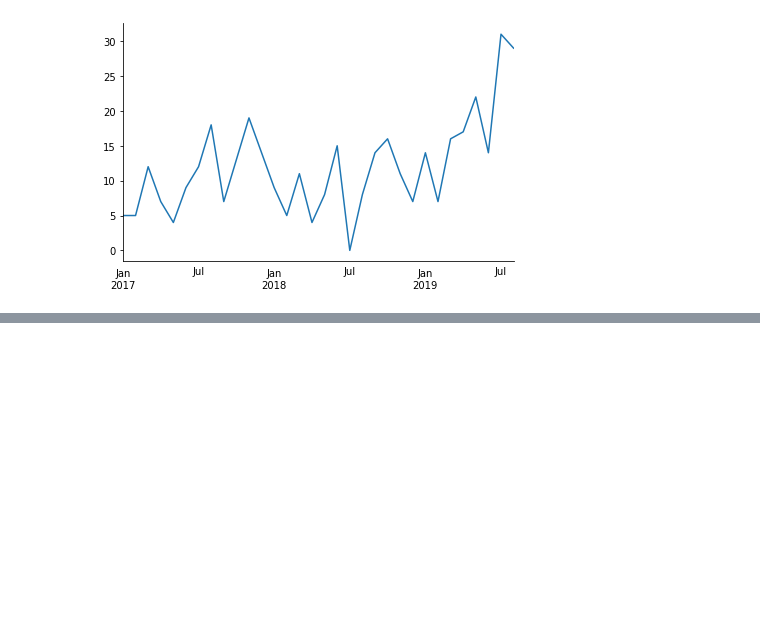
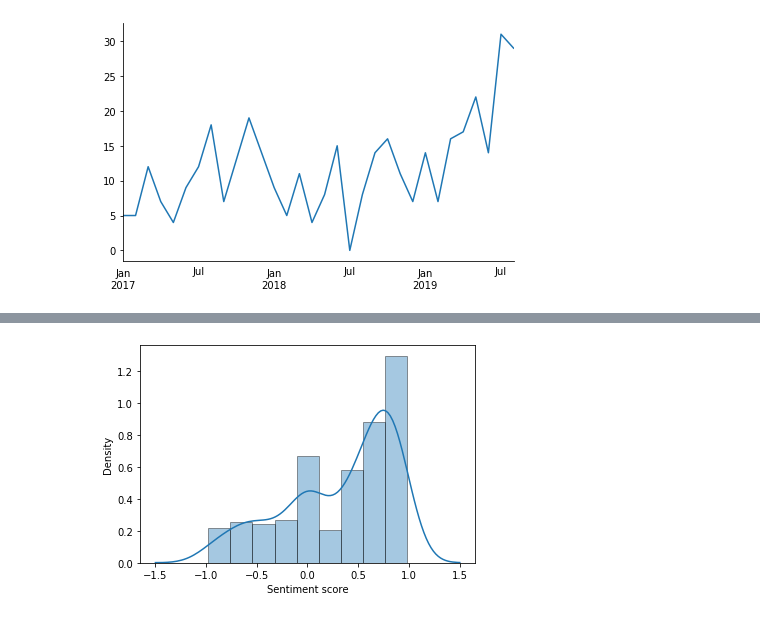
Before and after one commit to BjornCilleborg/sds2019, a Jupyter notebook: EXAM PROJECT/Exam Project_26.ipynb, the cells around one changed output, grey strips where cells are left out. Cells and saved outputs as stored; diff of their text form; code cells hidden in the pictures; blank space fills up the shorter version.

```diff
--- a/EXAM PROJECT/Exam Project_26.ipynb
+++ b/EXAM PROJECT/Exam Project_26.ipynb
@@ -555,0 +559,3 @@ plt.show()
+# %%
+df_bloom_drop_datetime =df_bloom.drop("datetime", axis=1)
+df_bloom_drop_datetime
@@ -555,0 +582,14 @@ plt.show()
+# %%
+bloom_sentiment_mean_by_day = df_bloom_drop_datetime.groupby('datetime')['sentiment'].mean()
+Sentplot = sns.distplot(bloom_sentiment_mean_by_day, hist=True, kde=True,
+             hist_kws={'edgecolor':'black'})
+
+
+Sentplot.set_xlabel('Sentiment score')
+Sentplot.set_ylabel('Density')
+Sentplot.xaxis.label.set_fontsize(10)
+Sentplot.yaxis.label.set_fontsize(10)
+FigKDE = Sentplot.get_figure()
+FigKDE.savefig('KDEPLOT.png')
+# %% [output]
+[figure, added]
```
Also changed, not shown: parts of 6 cells of this notebook.
